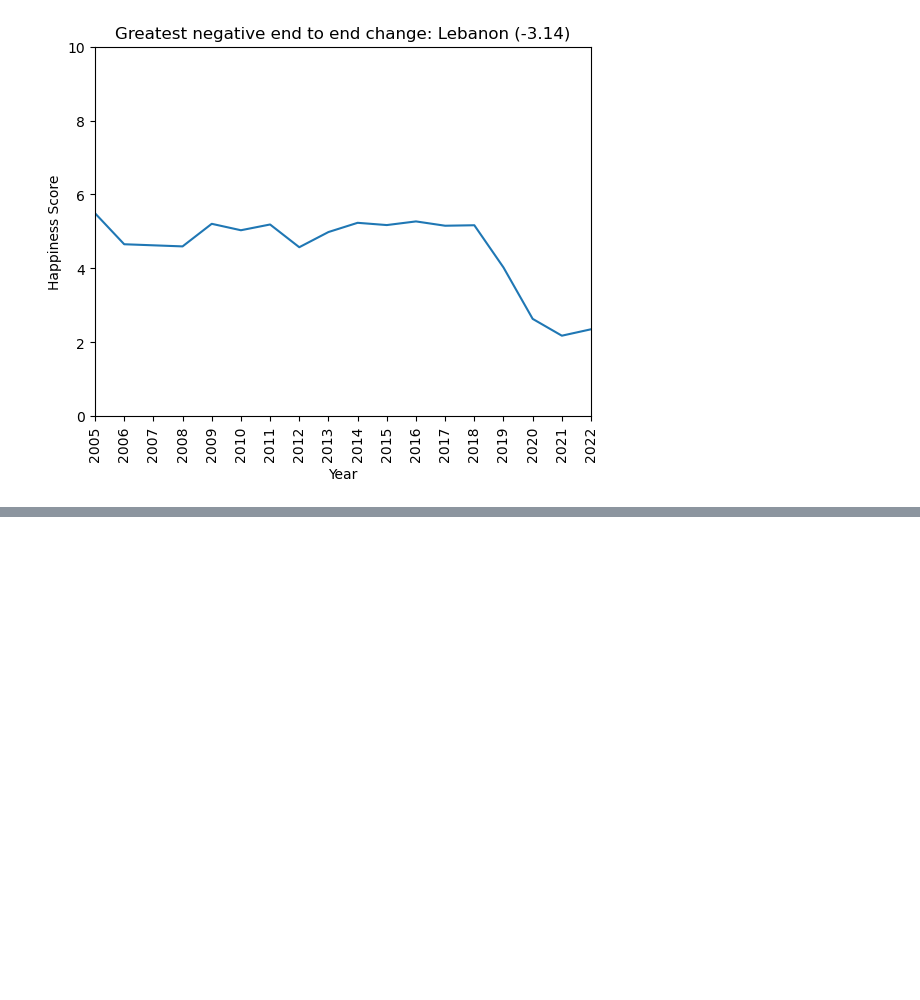
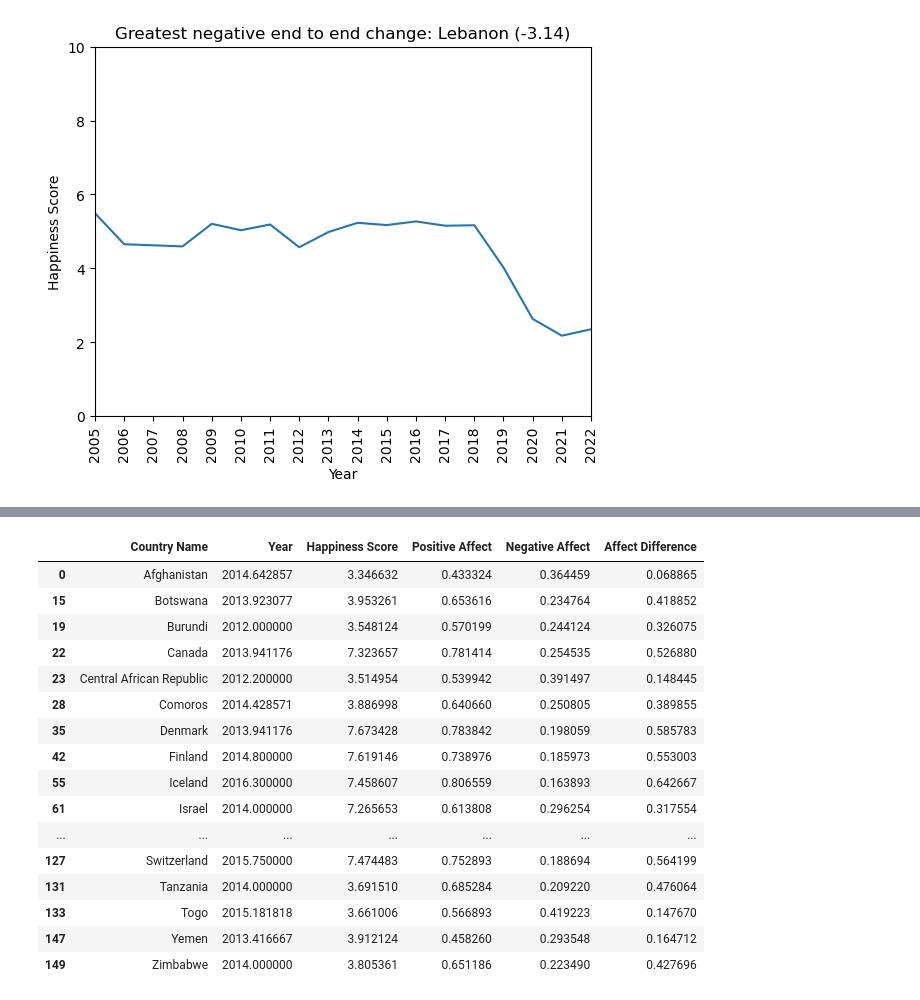
Before and after one commit to amylovesdogs/Group7Project1, a Jupyter notebook: happiness.ipynb, the cells around one changed output, grey strips where cells are left out. Drawn from its saved outputs; the diff is of its cells as text; code cells hidden in the pictures; blank space fills up the shorter version.

```diff
--- a/happiness.ipynb
+++ b/happiness.ipynb
@@ -275,3 +269,26 @@ happinessEndToEndLineGraph(country, delta, "maxNegEndToEnd.png")
 [figure]
 [figure]
 [figure]
+# %%
+#Analysis of negative and positive affect
+# Extract the desired columns from whr_df
+columns_to_keep = ['Country Name', 'Year', 'Life Ladder', 'Positive Affect', 'Negative Affect']
+affect_df = worldHappinessData[columns_to_keep].copy()
+
+# Rename 'Life Ladder' to 'Happiness Score'
+affect_df.rename(columns={'Life Ladder': 'Happiness Score'}, inplace=True)
+
+# Create a new column 'Affect Difference' as the difference between 'Positive Affect' and 'Negative Affect'
+affect_df['Affect Difference'] = affect_df['Positive Affect'] - affect_df['Negative Affect']
+affect_df
+
+# Group data by country
+grouped_affect_df = affect_df.groupby('Country Name')
+
+# Filter out countries with less than 5 years of data
+affect_df_filtered = grouped_affect_df.filter(lambda x: len(x) >= 5)
+
+affect_df_filtered
+
+affect_avg_df = affect_df_filtered.groupby('Country Name').mean().reset_index()
+affect_avg_df
@@ -277,0 +309,35 @@ happinessEndToEndLineGraph(country, delta, "maxNegEndToEnd.png")
+# %%
+#Data Analysis
+
+# Aggregate the data by country and year
+affect_agg = affect_avg_df.groupby(['Country Name', 'Year']).mean().reset_index()
+
+# Group by country and calculate average happiness score over the period
+country_scores = affect_avg_df.groupby('Country Name')['Happiness Score'].mean()
+
+# Get top 10 and bottom 10 countries based on average happiness score
+top_countries = country_scores.nlargest(10).index.tolist()
+bottom_countries = country_scores.nsmallest(10).index.tolist()
+
+# Create a new dataframe with only the top and bottom countries
+affect_df_subset = affect_avg_df.loc[affect_avg_df['Country Name'].isin(top_countries + bottom_countries)]
+
+affect_df_subset
+# %% [output]
+|  | Country Name | Year | Happiness Score | Positive Affect | Negative Affect | Affect Difference |
+| 0 | Afghanistan | 2014.642857 | 3.346632 | 0.433324 | 0.364459 | 0.068865 |
+| 15 | Botswana | 2013.923077 | 3.953261 | 0.653616 | 0.234764 | 0.418852 |
+| 19 | Burundi | 2012.000000 | 3.548124 | 0.570199 | 0.244124 | 0.326075 |
+| 22 | Canada | 2013.941176 | 7.323657 | 0.781414 | 0.254535 | 0.526880 |
+| 23 | Central African Republic | 2012.200000 | 3.514954 | 0.539942 | 0.391497 | 0.148445 |
+| 28 | Comoros | 2014.428571 | 3.886998 | 0.640660 | 0.250805 | 0.389855 |
+| 35 | Denmark | 2013.941176 | 7.673428 | 0.783842 | 0.198059 | 0.585783 |
+| 42 | Finland | 2014.800000 | 7.619146 | 0.738976 | 0.185973 | 0.553003 |
+| 55 | Iceland | 2016.300000 | 7.458607 | 0.806559 | 0.163893 | 0.642667 |
+| 61 | Israel | 2014.000000 | 7.265653 | 0.613808 | 0.296254 | 0.317554 |
+| ... | ... | ... | ... | ... | ... | ... |
+| 127 | Switzerland | 2015.750000 | 7.474483 | 0.752893 | 0.188694 | 0.564199 |
+| 131 | Tanzania | 2014.000000 | 3.691510 | 0.685284 | 0.209220 | 0.476064 |
+| 133 | Togo | 2015.181818 | 3.661006 | 0.566893 | 0.419223 | 0.147670 |
+| 147 | Yemen | 2013.416667 | 3.912124 | 0.458260 | 0.293548 | 0.164712 |
+| 149 | Zimbabwe | 2014.000000 | 3.805361 | 0.651186 | 0.223490 | 0.427696 |
```
Also changed, not shown: parts of 5 cells of this notebook.
